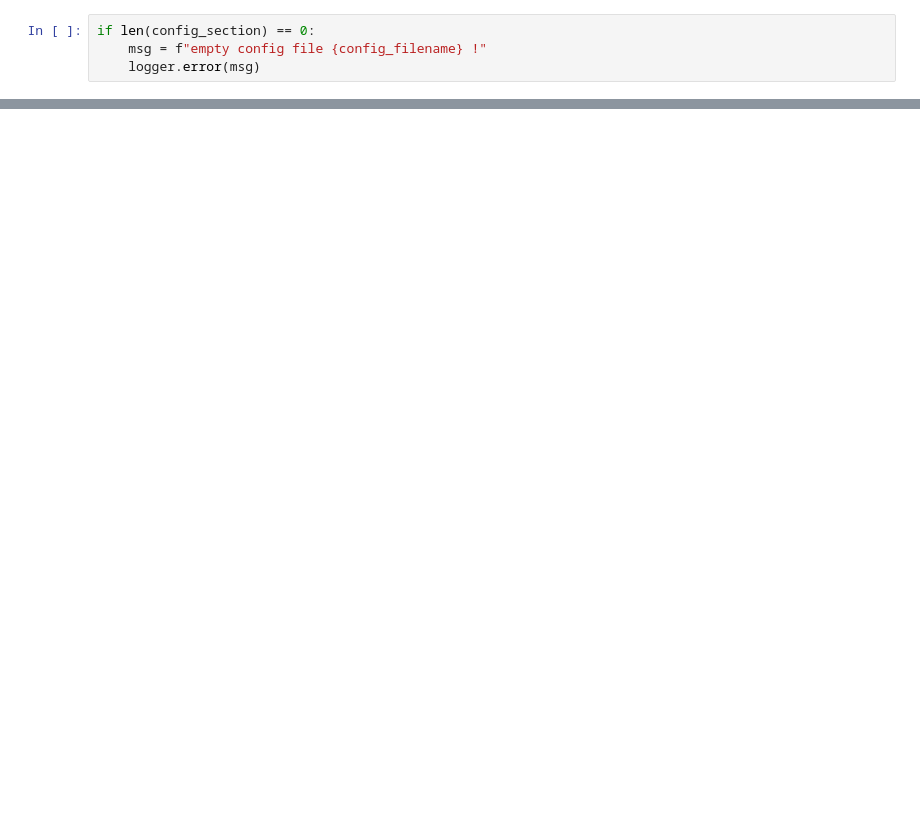
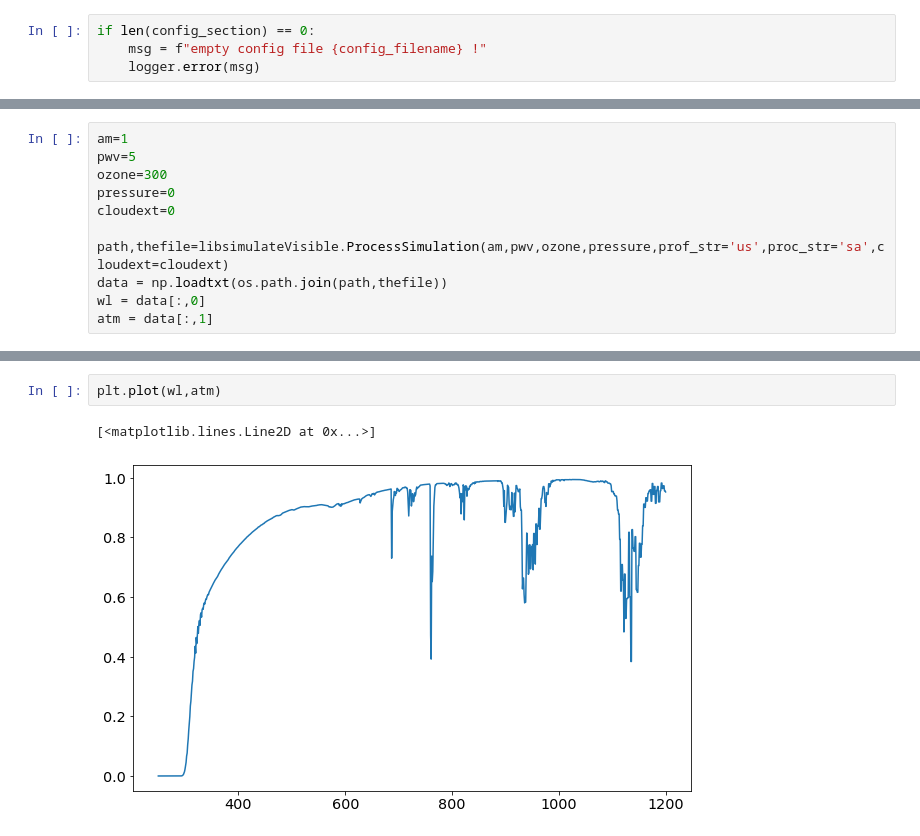
Before and after one commit to sylvielsstfr/PhotomCorrectAuxTel, a Jupyter notebook: tools/MakeAtmosphericTransparencyProd/simulateatmtransparency.ipynb, the cells around one changed output, grey strips where cells are left out. Saved outputs shown, nothing was run; the diff lists cells and outputs as text; blank space fills up the shorter version.

```diff
--- a/tools/MakeAtmosphericTransparencyProd/simulateatmtransparency.ipynb
+++ b/tools/MakeAtmosphericTransparencyProd/simulateatmtransparency.ipynb
@@ -374,0 +185,11 @@ plt.imshow(data_out,aspect="auto",interpolation="nearest",norm=LogNorm(),cmap='j
+# %%
+am=1
+pwv=5
+ozone=300
+pressure=0
+cloudext=0
+
+path,thefile=libsimulateVisible.ProcessSimulation(am,pwv,ozone,pressure,prof_str='us',proc_str='sa',cloudext=cloudext)
+data = np.loadtxt(os.path.join(path,thefile))
+wl = data[:,0]
+atm = data[:,1]
@@ -374,0 +210,5 @@ plt.imshow(data_out,aspect="auto",interpolation="nearest",norm=LogNorm(),cmap='j
+# %%
+plt.plot(wl,atm)
+# %% [output]
+[<matplotlib.lines.Line2D at 0x...>]
+[figure, added]
```
Also changed, not shown: parts of 40 cells of this notebook, 1 other file.
